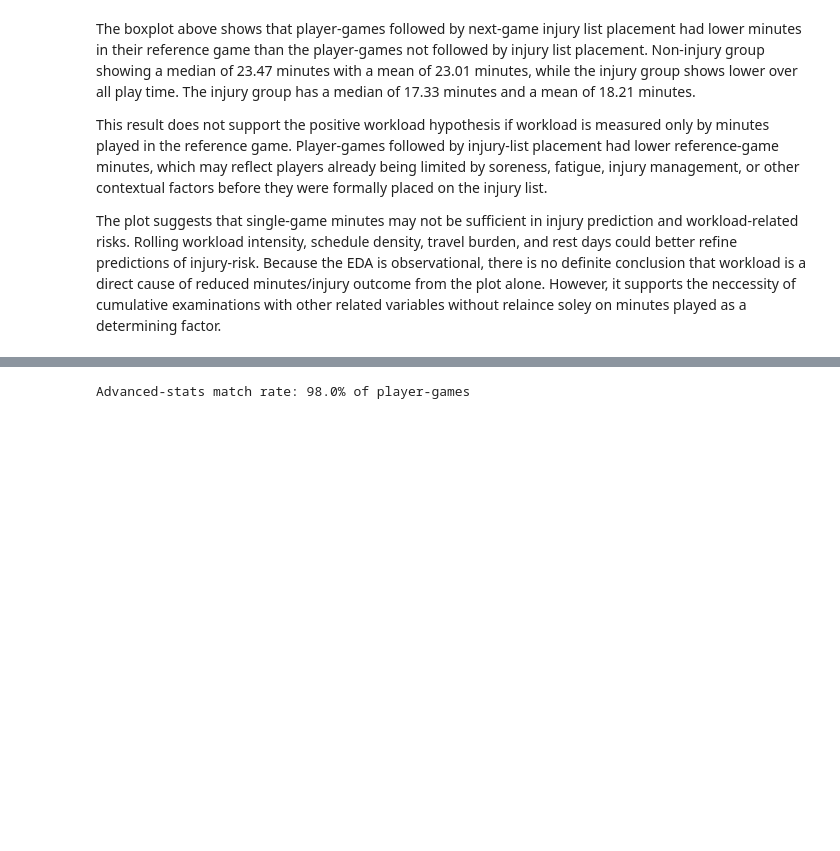
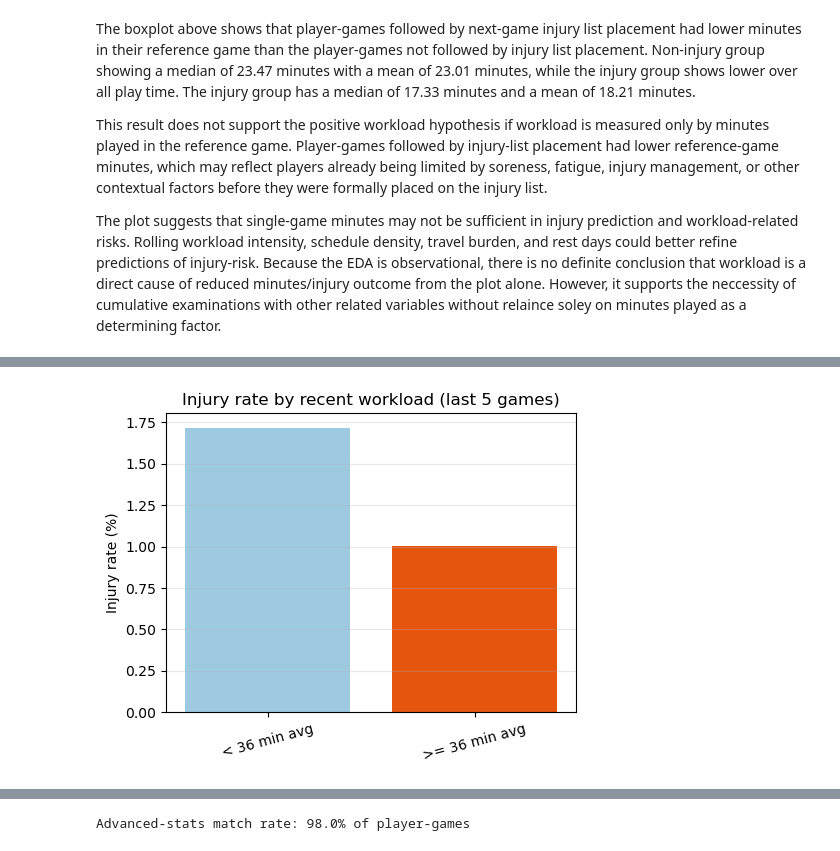
Before and after one commit to COGS108/Group-SP26-100, a Jupyter notebook: 02-EDACheckpoint.ipynb, the cells around one changed output, grey strips where cells are left out. Cells and saved outputs as stored; diff of their text form; code cells hidden in the pictures; blank space fills up the shorter version.

```diff
--- a/02-EDACheckpoint.ipynb
+++ b/02-EDACheckpoint.ipynb
@@ -639,0 +731,91 @@ This EDA supports an idea involved within our hypothesis, that workload risk is
+# %%
+import matplotlib.pyplot as plt
+import pandas as pd
+import numpy as np
+from IPython.display import display
+
+DANGER_ZONE_MIN_AVG = 36
+
+EXPERIENCE_BRACKETS = [
+    ('Young / Fresh (0–3 yrs)', 0, 3),
+    ('Prime (4–8 yrs)', 4, 8),
+    ('Veteran (9+ yrs)', 9, np.inf),
+]
+BRACKET_ORDER = [label for label, _, _ in EXPERIENCE_BRACKETS]
+BRACKET_COLORS = ['#74c476', '#6baed6', '#fd8d3c']
+
+
+def years_in_league_bracket(years):
+    for label, low, high in EXPERIENCE_BRACKETS:
+        if low <= years <= high:
+            return label
+    return np.nan
+
+
+danger_df = uni_eda_df.dropna(subset=['minutes_last_5_avg']).copy()
+danger_df['in_danger_zone'] = danger_df['minutes_last_5_avg'].ge(DANGER_ZONE_MIN_AVG)
+danger_df['first_season_in_data'] = danger_df.groupby('PLAYER_ID')['SEASON'].transform('min')
+danger_df['years_in_league'] = danger_df['SEASON'] - danger_df['first_season_in_data']
+danger_df['experience_bracket'] = danger_df['years_in_league'].apply(years_in_league_bracket)
+
+danger_zone_rates = (
+    danger_df.groupby('in_danger_zone')['injury_before_next_team_game']
+    .agg(player_games='size', injury_rate='mean')
+    .reset_index()
+)
+danger_zone_rates['workload_group'] = danger_zone_rates['in_danger_zone'].map(
+    {False: f'< {DANGER_ZONE_MIN_AVG} min avg', True: f'>= {DANGER_ZONE_MIN_AVG} min avg'}
+)
+danger_zone_rates['injury_rate_pct'] = (danger_zone_rates['injury_rate'] * 100).round(3)
+print('Injury rate: danger zone vs. below danger zone')
+display(danger_zone_rates[['workload_group', 'player_games', 'injury_rate_pct']])
+
+fig, ax = plt.subplots(figsize=(5, 4))
+ax.bar(danger_zone_rates['workload_group'], danger_zone_rates['injury_rate_pct'], color=['#9ecae1', '#e6550d'])
+ax.set_title('Injury rate by recent workload (last 5 games)')
+ax.set_ylabel('Injury rate (%)')
+ax.tick_params(axis='x', rotation=15)
+ax.grid(axis='y', alpha=0.3)
+fig.tight_layout()
+plt.show()
+
+danger_zone_only = danger_df[danger_df['in_danger_zone'] & danger_df['experience_bracket'].notna()].copy()
+bracket_counts = (
+    danger_zone_only['experience_bracket']
+    .value_counts()
+    .reindex(BRACKET_ORDER, fill_value=0)
+)
+bracket_pcts = (bracket_counts / bracket_counts.sum() * 100).round(2)
+demographics_summary = pd.DataFrame({
+    'danger_zone_player_games': bracket_counts,
+    'percent_of_pool': bracket_pcts,
+})
+display(demographics_summary)
+
+exp_injury_rates = (
+    danger_zone_only.groupby('experience_bracket')['injury_before_next_team_game']
+    .agg(player_games='size', injury_rate='mean')
+    .reindex(BRACKET_ORDER)
+    .assign(injury_rate_pct=lambda d: (d['injury_rate'] * 100).round(3))
+)
+print('Injury rate within danger-zone player-games by experience:')
+display(exp_injury_rates)
+
+fig, axes = plt.subplots(1, 2, figsize=(12, 5))
+axes[0].pie(
+    bracket_counts,
+    labels=bracket_counts.index,
+    autopct=lambda pct: f'{pct:.1f}%',
+    colors=BRACKET_COLORS,
+    startangle=90,
+)
+axes[0].set_title(f'Experience mix in danger zone (n={bracket_counts.sum():,})')
+
+axes[1].bar(exp_injury_rates.index, exp_injury_rates['injury_rate_pct'], color=BRACKET_COLORS)
+axes[1].set_title('Injury rate within danger zone by experience')
+axes[1].set_ylabel('Injury rate (%)')
+axes[1].tick_params(axis='x', rotation=20)
+axes[1].grid(axis='y', alpha=0.3)
+fig.tight_layout()
+plt.show()
+# %% [output]
@@ -639,0 +826 @@ This EDA supports an idea involved within our hypothesis, that workload risk is
+[figure, added]
```
Also changed, not shown: parts of 30 cells of this notebook, 1 other file.
